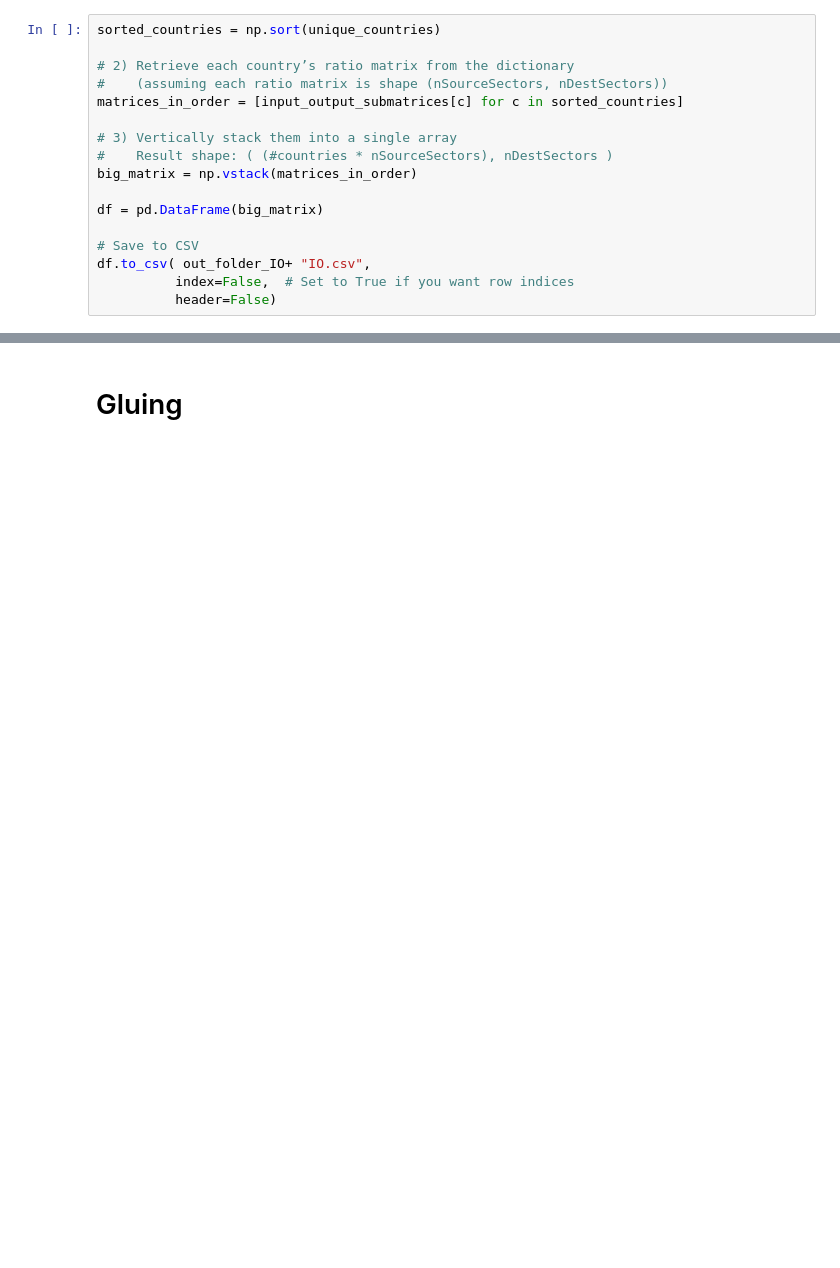
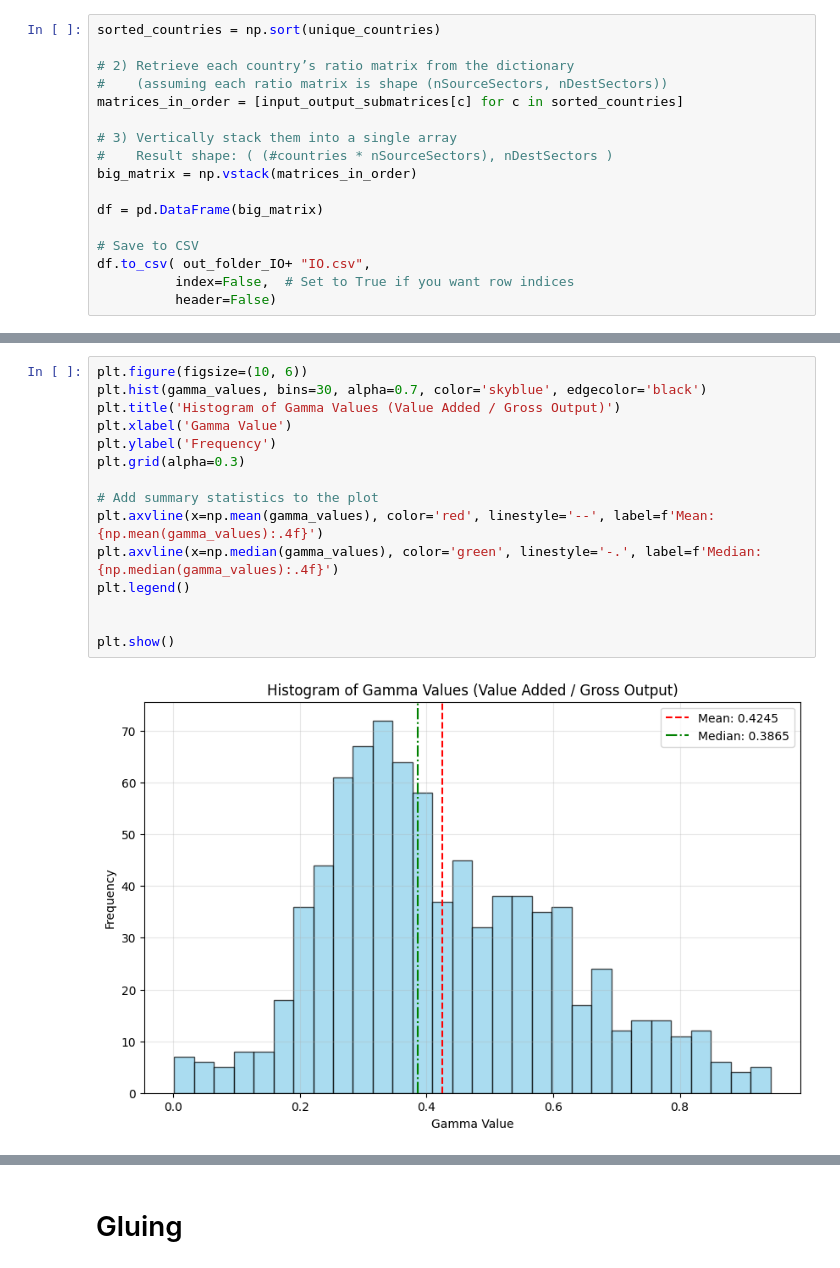
Before and after one commit to jeffreyohlecon/Spatial, a Jupyter notebook: pset2/code/cleaning.ipynb, the cells around one changed output, grey strips where cells are left out. Saved outputs shown, nothing was run; the diff lists cells and outputs as text; blank space fills up the shorter version.

```diff
--- a/pset2/code/cleaning.ipynb
+++ b/pset2/code/cleaning.ipynb
@@ -1371,0 +1738,17 @@ for i in range(37):
+# %%
+plt.figure(figsize=(10, 6))
+plt.hist(gamma_values, bins=30, alpha=0.7, color='skyblue', edgecolor='black')
+plt.title('Histogram of Gamma Values (Value Added / Gross Output)')
+plt.xlabel('Gamma Value')
+plt.ylabel('Frequency')
+plt.grid(alpha=0.3)
+
+# Add summary statistics to the plot
+plt.axvline(x=np.mean(gamma_values), color='red', linestyle='--', label=f'Mean: {np.mean(gamma_values):.4f}')
+plt.axvline(x=np.median(gamma_values), color='green', linestyle='-.', label=f'Median: {np.median(gamma_values):.4f}')
+plt.legend()
+
+
+plt.show()
+# %% [output]
+[figure, added]
```
Also changed, not shown: parts of 107 cells of this notebook, 5 other files.
